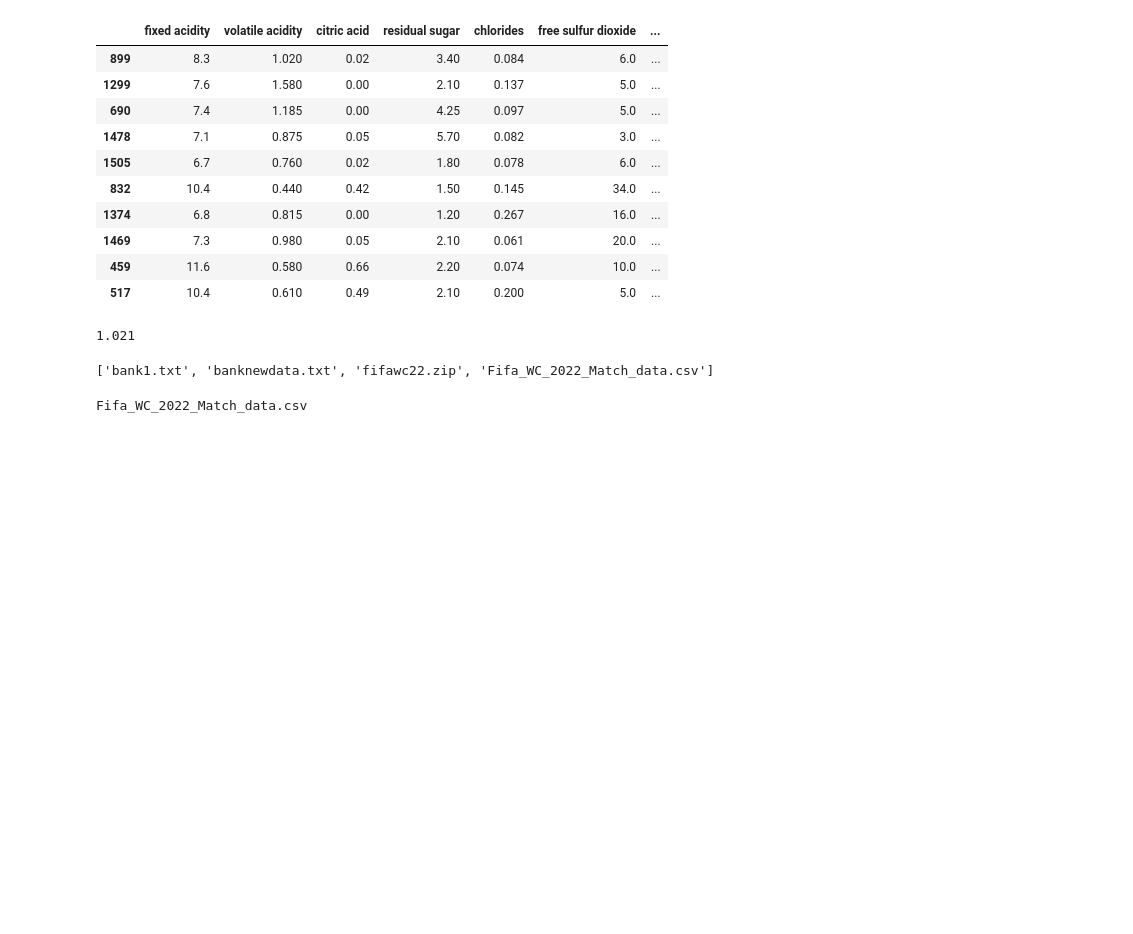
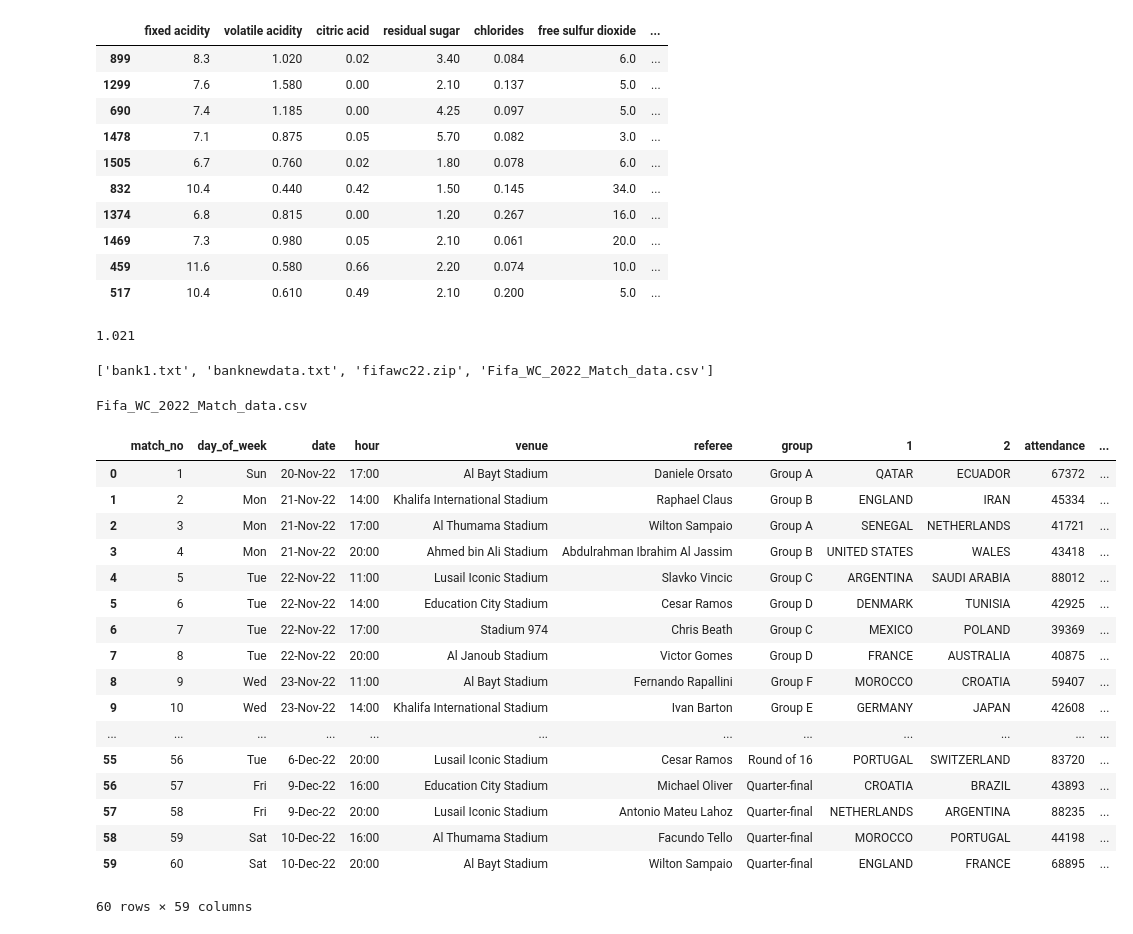
Before and after one commit to Lakshit-Chiranjiv/Python-Data-Analysis-Repo, a Jupyter notebook: Python Pandas.ipynb, the cells around one changed output. Saved outputs shown, nothing was run; the diff lists cells and outputs as text; code cells hidden in the pictures; blank space fills up the shorter version.

Commit message:
fifa df created

```diff
--- a/Python Pandas.ipynb
+++ b/Python Pandas.ipynb
@@ -511,3 +511,26 @@ for i in testdata_files:
 print(csv_filename)
 # %% [output]
 Fifa_WC_2022_Match_data.csv
+# %%
+fifa_df = pd.read_csv('./testdata/'+csv_filename, sep=',', encoding='latin-1')
+# %%
+fifa_df
+# %% [output]
+|  | match_no | day_of_week | date | hour | venue | referee | group | 1 | 2 | attendance | ... |
+| 0 | 1 | Sun | 20-Nov-22 | 17:00 | Al Bayt Stadium | Daniele Orsato | Group A | QATAR | ECUADOR | 67372 | ... |
+| 1 | 2 | Mon | 21-Nov-22 | 14:00 | Khalifa International Stadium | Raphael Claus | Group B | ENGLAND | IRAN | 45334 | ... |
+| 2 | 3 | Mon | 21-Nov-22 | 17:00 | Al Thumama Stadium | Wilton Sampaio | Group A | SENEGAL | NETHERLANDS | 41721 | ... |
+| 3 | 4 | Mon | 21-Nov-22 | 20:00 | Ahmed bin Ali Stadium | Abdulrahman Ibrahim Al Jassim | Group B | UNITED STATES | WALES | 43418 | ... |
+| 4 | 5 | Tue | 22-Nov-22 | 11:00 | Lusail Iconic Stadium | Slavko Vincic | Group C | ARGENTINA | SAUDI ARABIA | 88012 | ... |
+| 5 | 6 | Tue | 22-Nov-22 | 14:00 | Education City Stadium | Cesar Ramos | Group D | DENMARK | TUNISIA | 42925 | ... |
+| 6 | 7 | Tue | 22-Nov-22 | 17:00 | Stadium 974 | Chris Beath | Group C | MEXICO | POLAND | 39369 | ... |
+| 7 | 8 | Tue | 22-Nov-22 | 20:00 | Al Janoub Stadium | Victor Gomes | Group D | FRANCE | AUSTRALIA | 40875 | ... |
+| 8 | 9 | Wed | 23-Nov-22 | 11:00 | Al Bayt Stadium | Fernando Rapallini | Group F | MOROCCO | CROATIA | 59407 | ... |
+| 9 | 10 | Wed | 23-Nov-22 | 14:00 | Khalifa International Stadium | Ivan Barton | Group E | GERMANY | JAPAN | 42608 | ... |
+| ... | ... | ... | ... | ... | ... | ... | ... | ... | ... | ... | ... |
+| 55 | 56 | Tue | 6-Dec-22 | 20:00 | Lusail Iconic Stadium | Cesar Ramos | Round of 16 | PORTUGAL | SWITZERLAND | 83720 | ... |
+| 56 | 57 | Fri | 9-Dec-22 | 16:00 | Education City Stadium | Michael Oliver | Quarter-final | CROATIA | BRAZIL | 43893 | ... |
+| 57 | 58 | Fri | 9-Dec-22 | 20:00 | Lusail Iconic Stadium | Antonio Mateu Lahoz | Quarter-final | NETHERLANDS | ARGENTINA | 88235 | ... |
+| 58 | 59 | Sat | 10-Dec-22 | 16:00 | Al Thumama Stadium | Facundo Tello | Quarter-final | MOROCCO | PORTUGAL | 44198 | ... |
+| 59 | 60 | Sat | 10-Dec-22 | 20:00 | Al Bayt Stadium | Wilton Sampaio | Quarter-final | ENGLAND | FRANCE | 68895 | ... |
+60 rows × 59 columns
```
